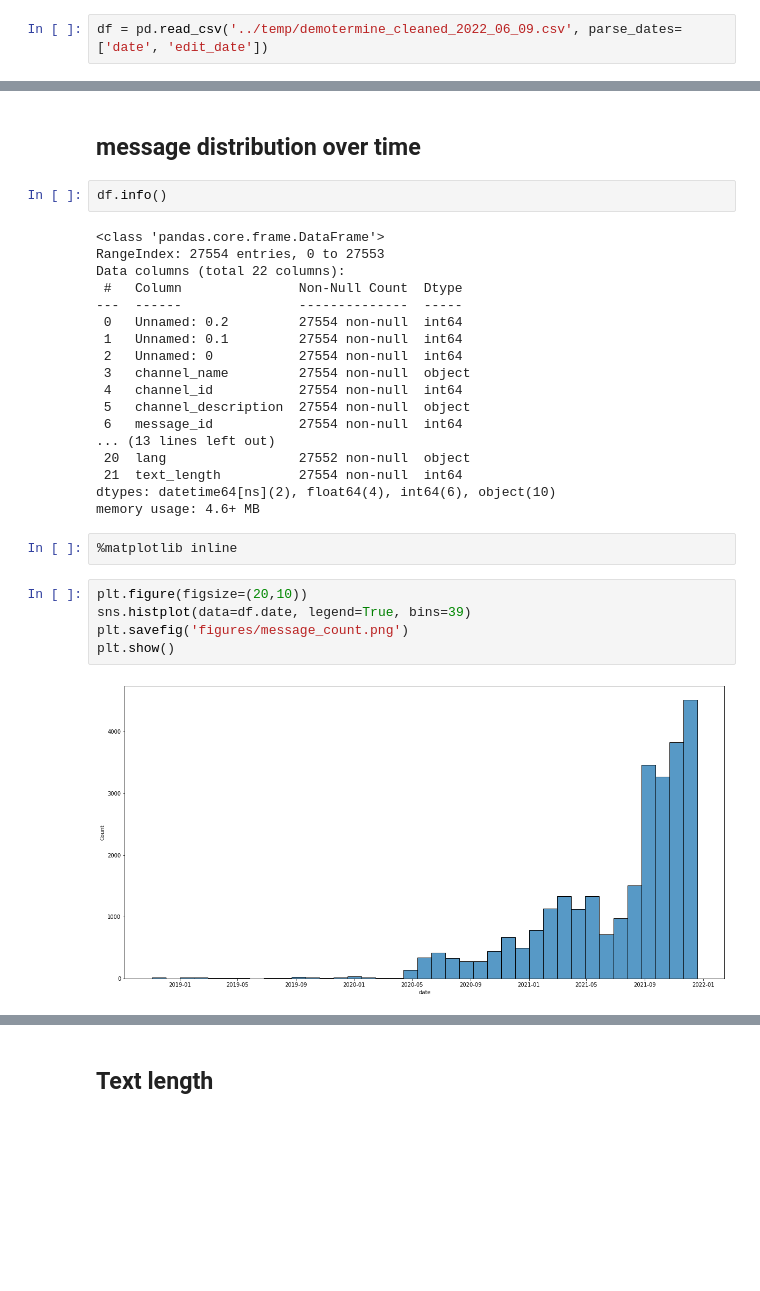
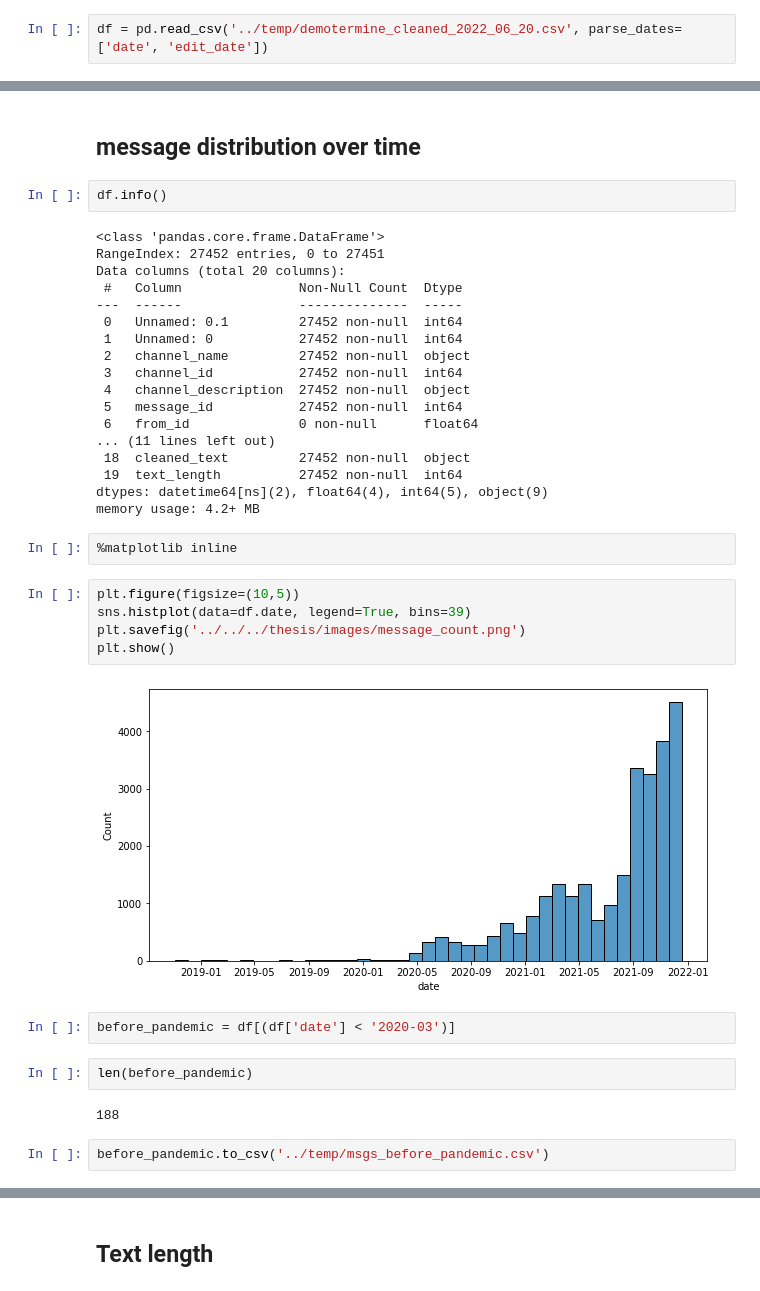
Before and after one commit to eli-quereli/ner-german-telegram, a Jupyter notebook: src/notebooks/eda/THE_eda.ipynb, the cells around one changed output, grey strips where cells are left out. Saved outputs shown, nothing was run; the diff lists cells and outputs as text; blank space fills up the shorter version.

Commit message:
update preprocessing and data selection

```diff
--- a/src/notebooks/eda/THE_eda.ipynb
+++ b/src/notebooks/eda/THE_eda.ipynb
@@ -8,7 +8,7 @@ import numpy as np
 # %%
 # https://matplotlib.org/stable/gallery/color/named_colors.html
 # %%
-df = pd.read_csv('../temp/demotermine_cleaned_2022_06_09.csv', parse_dates=['date', 'edit_date'])
+df = pd.read_csv('../temp/demotermine_cleaned_2022_06_20.csv', parse_dates=['date', 'edit_date'])
 # %%
 len(df)
 # %% [output]
@@ -49,28 +49,36 @@ Last message in dataset:  2021-12-19T08:35:11.000000000
 df.info()
 # %% [output]
 <class 'pandas.core.frame.DataFrame'>
-RangeIndex: 27554 entries, 0 to 27553
-Data columns (total 22 columns):
+RangeIndex: 27452 entries, 0 to 27451
+Data columns (total 20 columns):
  #   Column               Non-Null Count  Dtype
 ---  ------               --------------  -----
- 0   Unnamed: 0.2         27554 non-null  int64
- 1   Unnamed: 0.1         27554 non-null  int64
- 2   Unnamed: 0           27554 non-null  int64
- 3   channel_name         27554 non-null  object
- 4   channel_id           27554 non-null  int64
- 5   channel_description  27554 non-null  object
- 6   message_id           27554 non-null  int64
-... (13 lines left out)
- 20  lang                 27552 non-null  object
- 21  text_length          27554 non-null  int64
-dtypes: datetime64[ns](2), float64(4), int64(6), object(10)
-memory usage: 4.6+ MB
+ 0   Unnamed: 0.1         27452 non-null  int64
+ 1   Unnamed: 0           27452 non-null  int64
+ 2   channel_name         27452 non-null  object
+ 3   channel_id           27452 non-null  int64
+ 4   channel_description  27452 non-null  object
+ 5   message_id           27452 non-null  int64
+ 6   from_id              0 non-null      float64
+... (11 lines left out)
+ 18  cleaned_text         27452 non-null  object
+ 19  text_length          27452 non-null  int64
+dtypes: datetime64[ns](2), float64(4), int64(5), object(9)
+memory usage: 4.2+ MB
 # %%
 %matplotlib inline
 # %%
-plt.figure(figsize=(20,10))
+plt.figure(figsize=(10,5))
 sns.histplot(data=df.date, legend=True, bins=39)
-plt.savefig('figures/message_count.png')
+plt.savefig('../../../thesis/images/message_count.png')
 plt.show()
 # %% [output]
-[figure, old version]
+[figure, new version]
+# %%
+before_pandemic = df[(df['date'] < '2020-03')]
+# %%
+len(before_pandemic)
+# %% [output]
+188
+# %%
+before_pandemic.to_csv('../temp/msgs_before_pandemic.csv')
```
Also changed, not shown: parts of 13 cells of this notebook, 6 other files.
